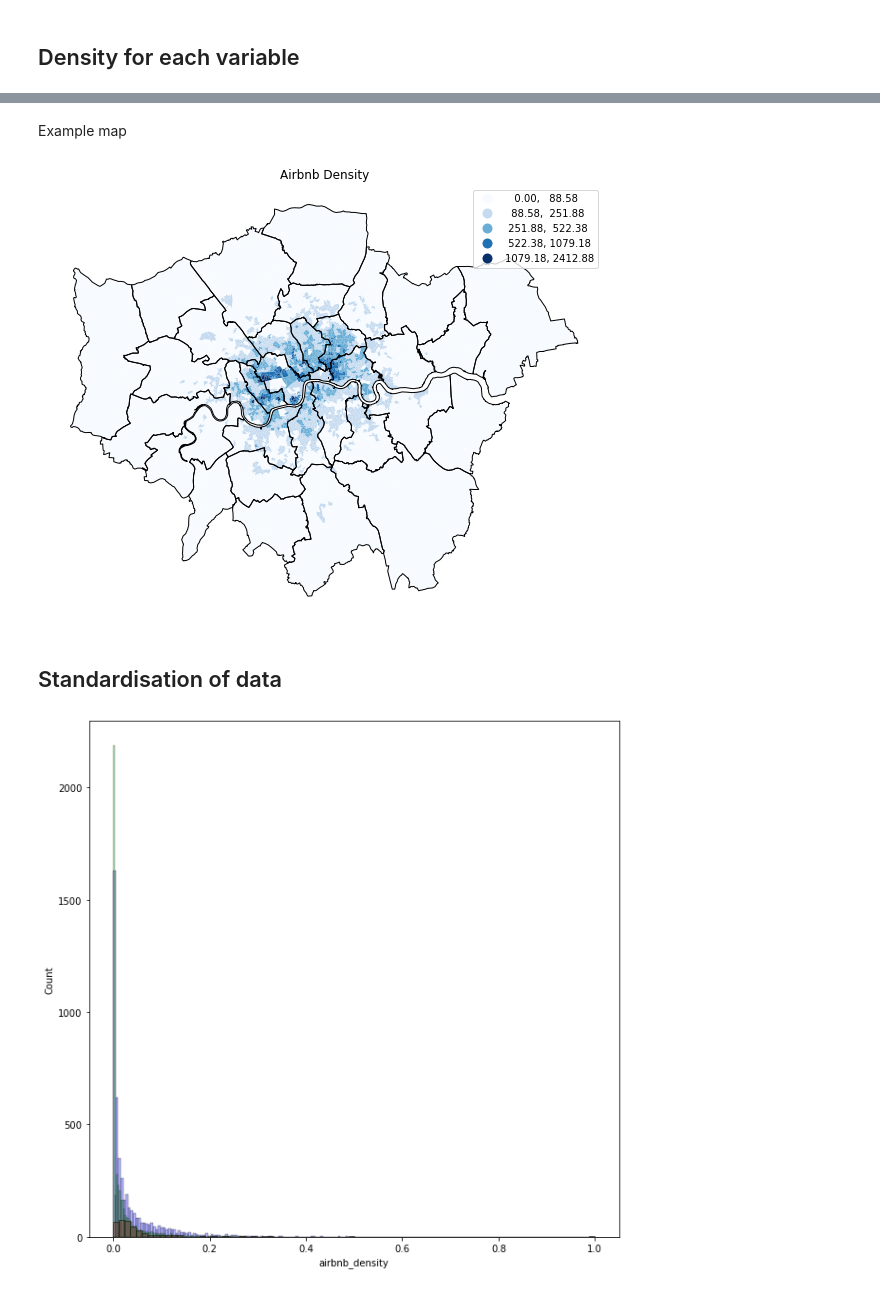
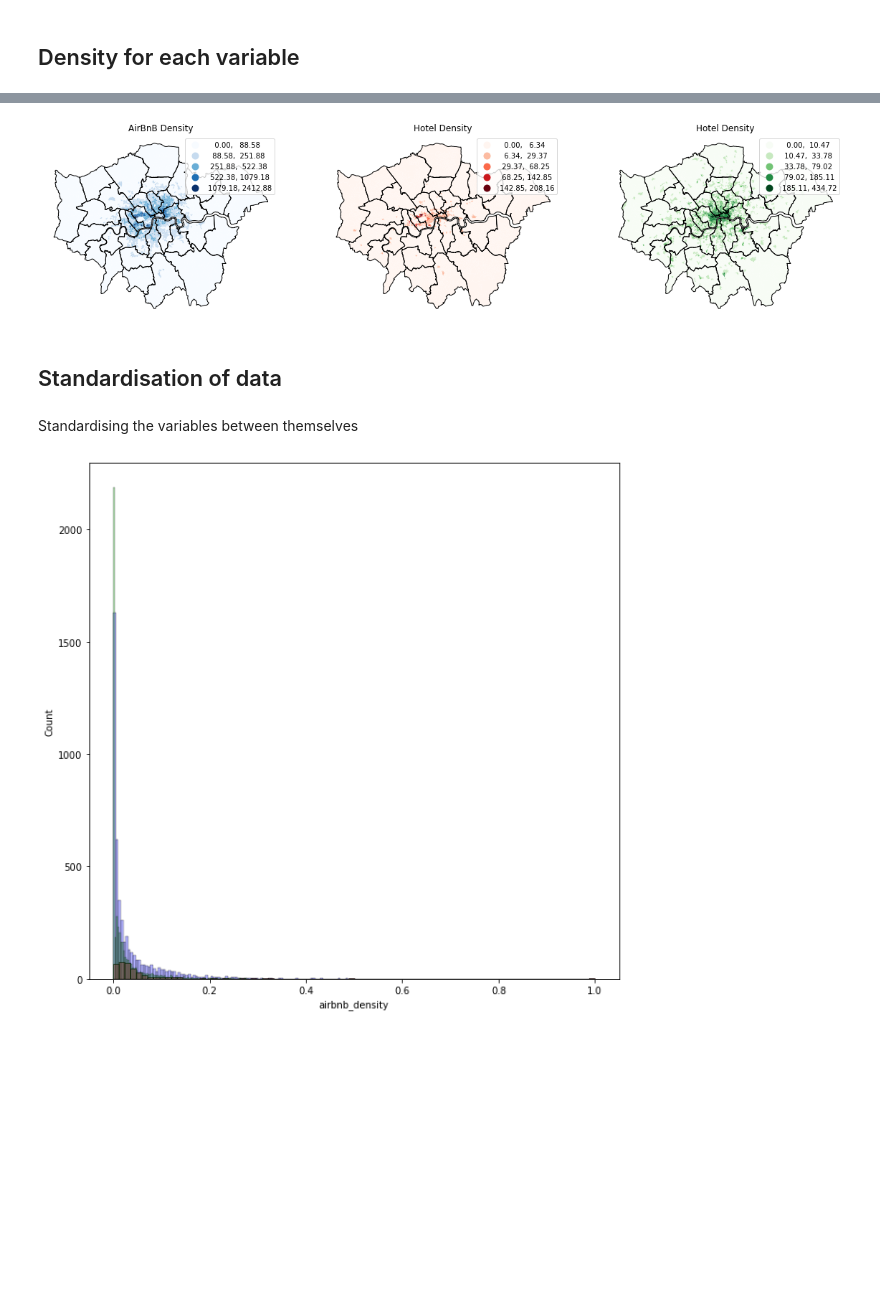
Before and after one commit to ZacharyP-E/are-you-gitting-me, a Jupyter notebook: analysis_with_hotels.ipynb, the cells around one changed output, grey strips where cells are left out. Cells and saved outputs as stored; diff of their text form; code cells hidden in the pictures; blank space fills up the shorter version.

Commit message:
added comments to code, and refined visualisations

```diff
--- a/analysis_with_hotels.ipynb
+++ b/analysis_with_hotels.ipynb
@@ -102,9 +100,10 @@ culture = pd.read_csv('data/cultural-infrastructure-map-all-sites.csv')
 culture = culture.rename(columns = {'Cultural Venue Type':'venue_type'})
 # %%
-#Convert to spatial object (geopandas)
-gdf_culture = gpd.GeoDataFrame(culture,
-                               geometry=gpd.points_from_xy(culture.longitude, culture.latitude, crs='epsg:4326'))
+#Convert pandas to geopandas
+gdf_culture = gpd.GeoDataFrame(culture, geometry=gpd.points_from_xy(culture.longitude,
+                                                                    culture.latitude,
+                                                                    crs='epsg:4326'))
 
-# Reproject to British National Grid
+# Reproject to British National Grid (Existing CRS of the LSOA geodataframe)
 gdf_culture = gdf_culture.to_crs(lsoa.crs)
 # %%
@@ -144,18 +134,42 @@ lsoa_hotels_airbnb_culture
-# %% [markdown]
-Example map
-# %%
-fig, ax = plt.subplots(1, figsize=(10,10))
-
-lsoa_hotels_airbnb_culture.plot(column = "airbnb_density", scheme="fisher_jenks", cmap="Blues", ax=ax, legend=True)
-la.plot(color="none", edgecolor="black", linewidth=1, ax=ax)
-
-plt.axis("off")
-
-plt.title("Airbnb Density")
-
-plt.show()
-# %% [output]
-[figure, removed]
+# %%
+#Map of each considered variable
+fig, ax = plt.subplots(1,3, figsize=(20,15))
+
+#AirBnB
+lsoa_hotels_airbnb_culture.plot(column = "airbnb_density", scheme="fisher_jenks", cmap="Blues", ax=ax[0], legend=True)
+la.plot(color="none", edgecolor="black", linewidth=1, ax=ax[0])
+
+ax[0].axis("off")
+
+ax[0].set_title("AirBnB Density")
+
+
+#Hotel
+lsoa_hotels_airbnb_culture.plot(column = "hotel_density", scheme="fisher_jenks", cmap="Reds", ax=ax[1], legend=True)
+la.plot(color="none", edgecolor="black", linewidth=1, ax=ax[1])
+
+ax[1].axis("off")
+
+ax[1].set_title("Hotel Density")
+
+
+
+#Culture
+lsoa_hotels_airbnb_culture.plot(column = "culture_density", scheme="fisher_jenks", cmap="Greens", ax=ax[2], legend=True)
+la.plot(color="none", edgecolor="black", linewidth=1, ax=ax[2])
+
+ax[2].axis("off")
+
+ax[2].set_title("Hotel Density")
+
+
+plt.savefig("figures/maps_of_variables.png", dpi=300, facecolor="white", bbox_inches="tight")
+
+plt.show()
+# %% [output]
+[figure, added]
 # %% [markdown]
 ## Standardisation of data
+# %% [markdown]
+Standardising the variables between themselves
 # %%
```
Also changed, not shown: parts of 48 cells of this notebook, 3 other files.
